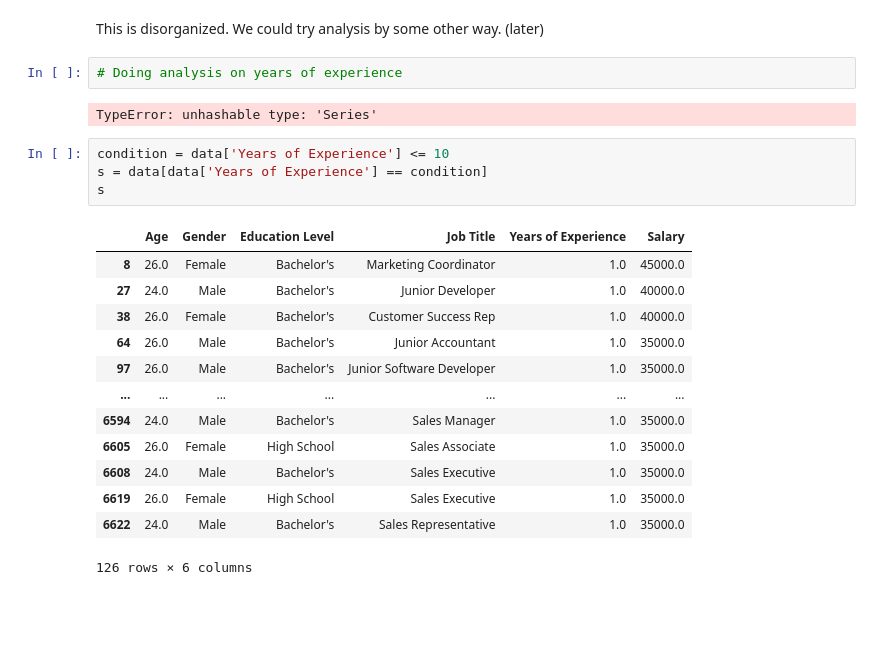
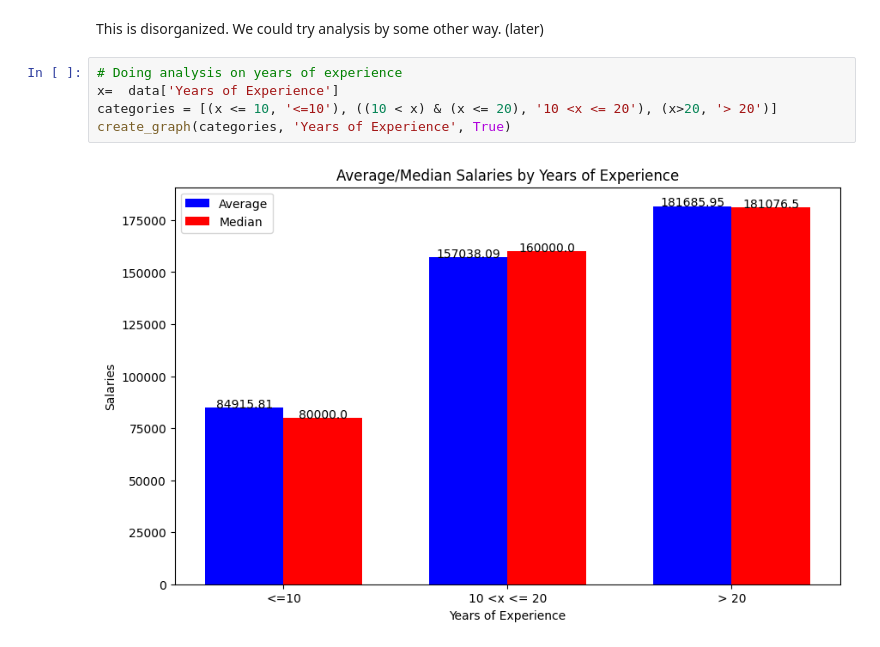
Before and after one commit to zikompo/Salary-ML-Model, a Jupyter notebook: week1.ipynb, the cells around one changed output. Drawn from its saved outputs; the diff is of its cells as text; blank space fills up the shorter version.

```diff
--- a/week1.ipynb
+++ b/week1.ipynb
@@ -329,23 +343,8 @@ create_graph(list(data['Job Title'].unique()), 'Job Title')
 This is disorganized. We could try analysis by some other way. (later)
 # %%
 # Doing analysis on years of experience
+x=  data['Years of Experience']
+categories = [(x <= 10, '<=10'), ((10 < x) & (x <= 20), '10 <x <= 20'), (x>20, '> 20')]
+create_graph(categories, 'Years of Experience', True)
 # %% [output]
-TypeError: unhashable type: 'Series'
+[figure, added]
-# %%
-condition = data['Years of Experience'] <= 10
-s = data[data['Years of Experience'] == condition]
-s
-# %% [output]
-|  | Age | Gender | Education Level | Job Title | Years of Experience | Salary |
-| 8 | 26.0 | Female | Bachelor's | Marketing Coordinator | 1.0 | 45000.0 |
-| 27 | 24.0 | Male | Bachelor's | Junior Developer | 1.0 | 40000.0 |
-| 38 | 26.0 | Female | Bachelor's | Customer Success Rep | 1.0 | 40000.0 |
-| 64 | 26.0 | Male | Bachelor's | Junior Accountant | 1.0 | 35000.0 |
-| 97 | 26.0 | Male | Bachelor's | Junior Software Developer | 1.0 | 35000.0 |
-| ... | ... | ... | ... | ... | ... | ... |
-| 6594 | 24.0 | Male | Bachelor's | Sales Manager | 1.0 | 35000.0 |
-| 6605 | 26.0 | Female | High School | Sales Associate | 1.0 | 35000.0 |
-| 6608 | 24.0 | Male | Bachelor's | Sales Executive | 1.0 | 35000.0 |
-| 6619 | 26.0 | Female | High School | Sales Executive | 1.0 | 35000.0 |
-| 6622 | 24.0 | Male | Bachelor's | Sales Representative | 1.0 | 35000.0 |
-126 rows × 6 columns
```
Also changed, not shown: parts of 33 cells of this notebook.
